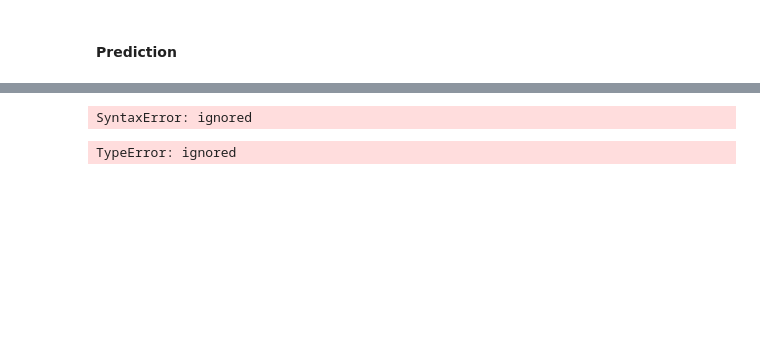
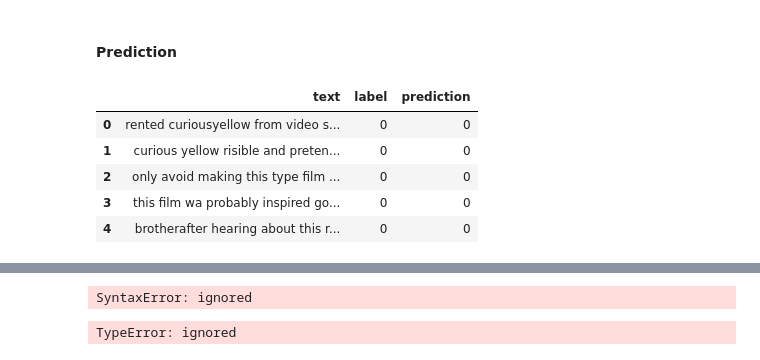
Before and after one commit to christopherdiamana/nlp, a Jupyter notebook: catch_up1.ipynb, the cells around one changed output, grey strips where cells are left out. Cells and saved outputs as stored; diff of their text form; code cells hidden in the pictures; blank space fills up the shorter version.

```diff
--- a/catch_up1.ipynb
+++ b/catch_up1.ipynb
@@ -153,15 +152,16 @@ def train_naive_bayes(documents, classes):
 
   return log_prior, log_likelihood, vocabulary
 # %%
-def test_naive_bayes(test_document, log_prior, log_likelihood, classes, vocabulary):
+def test_naive_bayes(test_document, logprior, loglikelihood, classes, vocabulary):
+
   summation = []
 
   for class_label in classes:
-    summation[class_label] = log_prior[class_label]
+    summation.append(logprior[class_label])
 
     for word in test_document.split():
       if word in vocabulary:
-        summation[class_label] += log_likelihood[word][class_label]
+        summation[class_label] += loglikelihood[word][class_label]
 
   return np.argmax(summation)
 # %% [markdown]
@@ -265,0 +285,2 @@ test_naive_bayes(test_document, log_prior, log_likelihood, classes, vocabulary)
+# %%
+df_imdb_train['prediction'] = df_imdb_train.apply(lambda row: test_naive_bayes(row['text'], log_prior, log_likelihood, classes, vocabulary), axis=1)
@@ -265,0 +289,9 @@ test_naive_bayes(test_document, log_prior, log_likelihood, classes, vocabulary)
+# %%
+df_imdb_train.head()
+# %% [output]
+|  | text | label | prediction |
+| 0 | rented curiousyellow from video s... | 0 | 0 |
+| 1 | curious yellow risible and preten... | 0 | 0 |
+| 2 | only avoid making this type film ... | 0 | 0 |
+| 3 | this film wa probably inspired go... | 0 | 0 |
+| 4 | brotherafter hearing about this r... | 0 | 0 |
```
Also changed, not shown: parts of 22 cells of this notebook.
